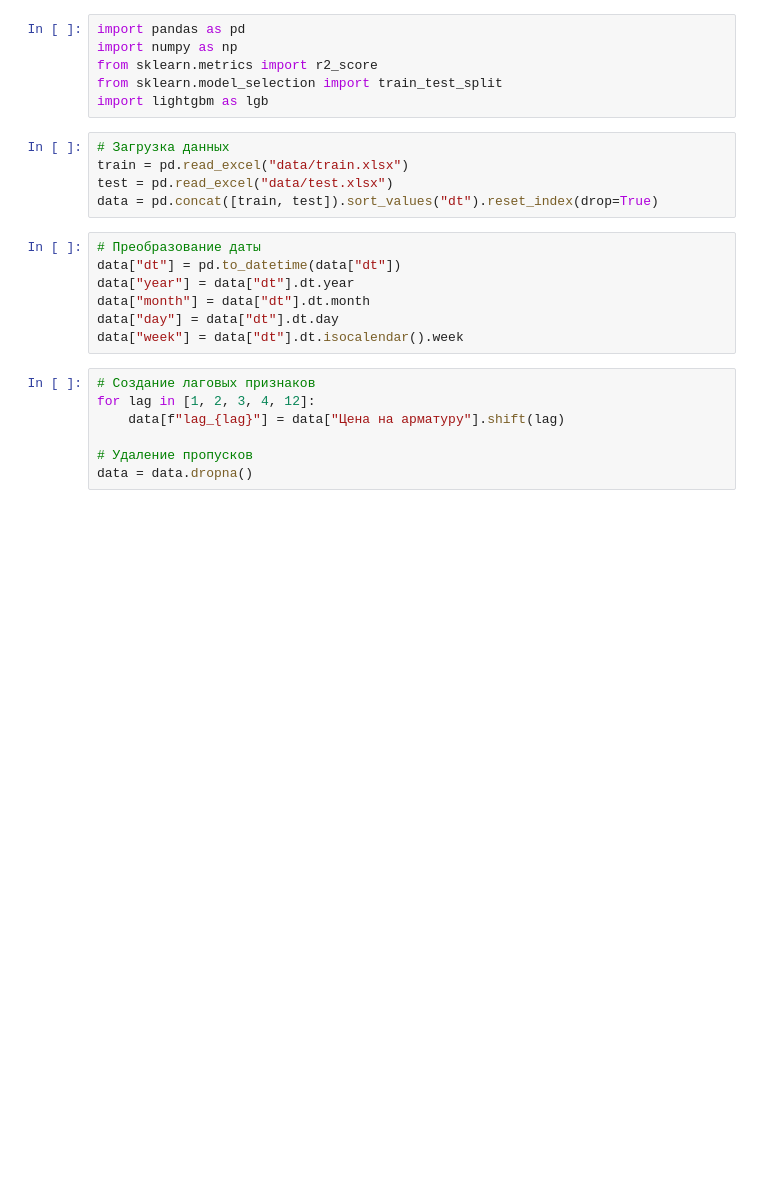
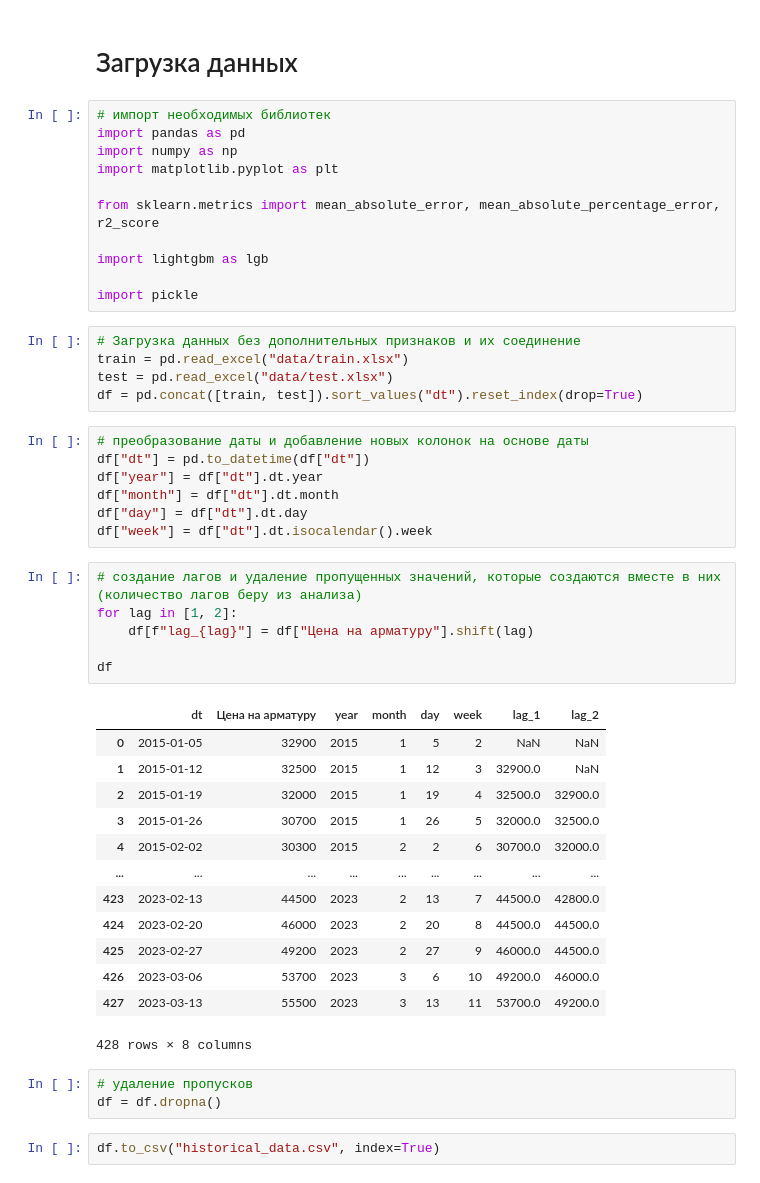
Before and after one commit to kaninn-i/ml_intensiv_3, a Jupyter notebook: ilia_kanin/LightGBM.ipynb, the cells around one changed output. Drawn from its saved outputs; the diff is of its cells as text; blank space fills up the shorter version.

```diff
--- a/ilia_kanin/LightGBM.ipynb
+++ b/ilia_kanin/LightGBM.ipynb
@@ -1,26 +1,51 @@
+# %% [markdown]
+# Загрузка данных
 # %%
+# импорт необходимых библиотек
 import pandas as pd
 import numpy as np
-from sklearn.metrics import r2_score
-from sklearn.model_selection import train_test_split
+import matplotlib.pyplot as plt
+
+from sklearn.metrics import mean_absolute_error, mean_absolute_percentage_error, r2_score
+
 import lightgbm as lgb
+
+import pickle
 # %%
-# Загрузка данных
+# Загрузка данных без дополнительных признаков и их соединение
 train = pd.read_excel("data/train.xlsx")
 test = pd.read_excel("data/test.xlsx")
-data = pd.concat([train, test]).sort_values("dt").reset_index(drop=True)
+df = pd.concat([train, test]).sort_values("dt").reset_index(drop=True)
 # %%
-# Преобразование даты
-data["dt"] = pd.to_datetime(data["dt"])
-data["year"] = data["dt"].dt.year
-data["month"] = data["dt"].dt.month
-data["day"] = data["dt"].dt.day
-data["week"] = data["dt"].dt.isocalendar().week
+# преобразование даты и добавление новых колонок на основе даты
+df["dt"] = pd.to_datetime(df["dt"])
+df["year"] = df["dt"].dt.year
+df["month"] = df["dt"].dt.month
+df["day"] = df["dt"].dt.day
+df["week"] = df["dt"].dt.isocalendar().week
 # %%
-# Создание лаговых признаков
-for lag in [1, 2, 3, 4, 12]:
-    data[f"lag_{lag}"] = data["Цена на арматуру"].shift(lag)
+# создание лагов и удаление пропущенных значений, которые создаются вместе в них (количество лагов беру из анализа)
+for lag in [1, 2]:
+    df[f"lag_{lag}"] = df["Цена на арматуру"].shift(lag)
 
-# Удаление пропусков
-data = data.dropna()
+df
+# %% [output]
+|  | dt | Цена на арматуру | year | month | day | week | lag_1 | lag_2 |
+| 0 | 2015-01-05 | 32900 | 2015 | 1 | 5 | 2 | NaN | NaN |
+| 1 | 2015-01-12 | 32500 | 2015 | 1 | 12 | 3 | 32900.0 | NaN |
+| 2 | 2015-01-19 | 32000 | 2015 | 1 | 19 | 4 | 32500.0 | 32900.0 |
+| 3 | 2015-01-26 | 30700 | 2015 | 1 | 26 | 5 | 32000.0 | 32500.0 |
+| 4 | 2015-02-02 | 30300 | 2015 | 2 | 2 | 6 | 30700.0 | 32000.0 |
+| ... | ... | ... | ... | ... | ... | ... | ... | ... |
+| 423 | 2023-02-13 | 44500 | 2023 | 2 | 13 | 7 | 44500.0 | 42800.0 |
+| 424 | 2023-02-20 | 46000 | 2023 | 2 | 20 | 8 | 44500.0 | 44500.0 |
+| 425 | 2023-02-27 | 49200 | 2023 | 2 | 27 | 9 | 46000.0 | 44500.0 |
+| 426 | 2023-03-06 | 53700 | 2023 | 3 | 6 | 10 | 49200.0 | 46000.0 |
+| 427 | 2023-03-13 | 55500 | 2023 | 3 | 13 | 11 | 53700.0 | 49200.0 |
+428 rows × 8 columns
+# %%
+# удаление пропусков
+df = df.dropna()
+# %%
+df.to_csv("historical_data.csv", index=True)
 # %%
```
Also changed, not shown: parts of 6 cells of this notebook, 12 other files.
